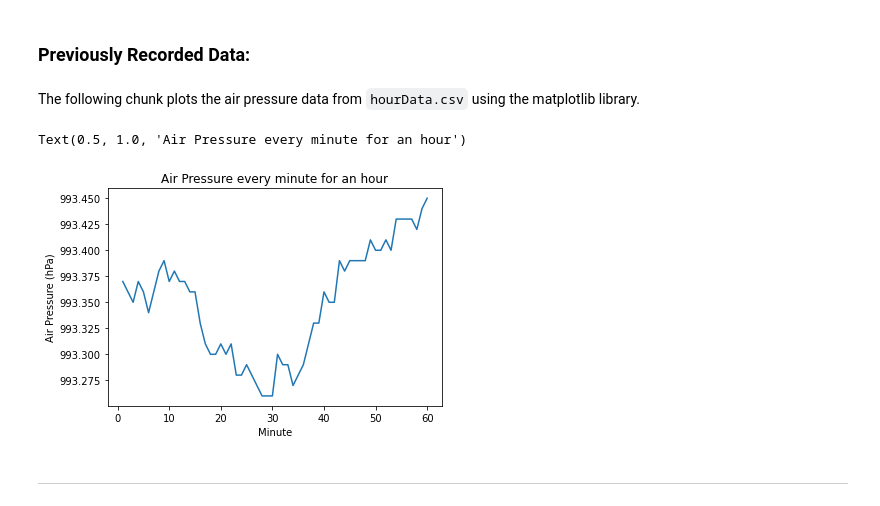
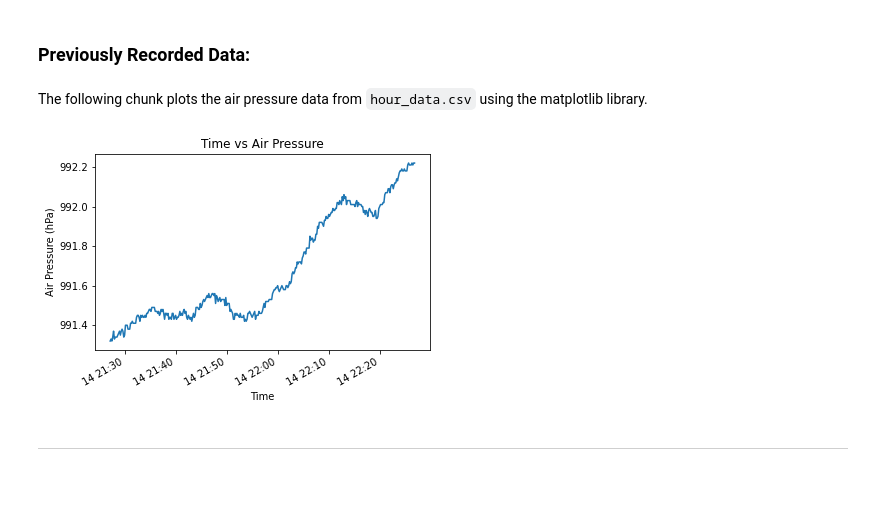
Before and after one commit to ddiLab/SageEdu, a Jupyter notebook: enviSensor/enviSensorDemo.ipynb, the cells around one changed output. Drawn from its saved outputs; the diff is of its cells as text; code cells hidden in the pictures.

```diff
--- a/enviSensor/enviSensorDemo.ipynb
+++ b/enviSensor/enviSensorDemo.ipynb
@@ -82,3 +60,11 @@ The following two chunks of code are simply helper functions we will be using to
+# %%
+"""
+This helper function transforms the nanosecond format of the .csv to readable timestamps
+It's used in the printData and plotData functions
+"""
+def toDate(t):
+    return datetime.datetime.fromtimestamp(t / 1e9)
+vToDate = np.vectorize(toDate)
 # %%
 """
 This is a helper function to print individual current data readings from the sensor
@@ -161,3 +161,6 @@ def plot_data(length,dType):
+# %%
+hour_data = np.loadtxt("hour_data.csv", delimiter=",")
+hour_times = vToDate(hour_data[1:, 0])
 # %% [markdown]
 ---
 # %% [markdown]
@@ -214,15 +218,15 @@ plot_data(10,"pres")
 # %% [markdown]
 ### Previously Recorded Data:
 # %% [markdown]
-The following chunk plots the air pressure data from `hourData.csv` using the matplotlib library.
+The following chunk plots the air pressure data from `hour_data.csv` using the matplotlib library.
 # %%
-plt.plot(hour_data[1:, 0], hour_data[1:,2])
-plt.xlabel('Minute')
+plt.plot(hour_times, hour_data[1:,2])
+plt.xlabel('Time')
 plt.ylabel('Air Pressure (hPa)')
-plt.title("Air Pressure every minute for an hour")
+plt.title("Time vs Air Pressure")
+plt.gcf().autofmt_xdate()
 # %% [output]
-Text(0.5, 1.0, 'Air Pressure every minute for an hour')
-[figure, old version]
+[figure, new version]
 # %% [markdown]
 ---
 # %% [markdown]
```
Also changed, not shown: parts of 27 cells of this notebook, 20 other files.
